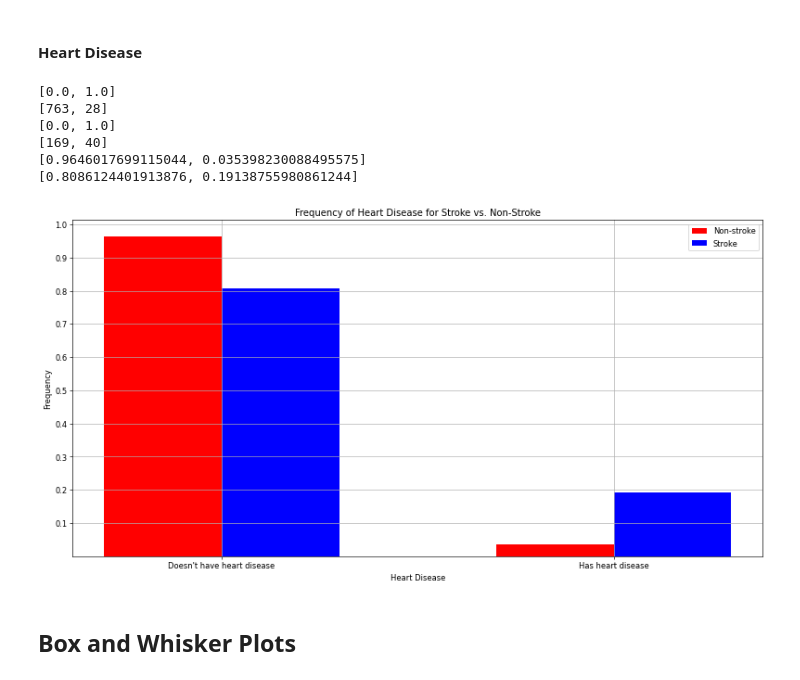
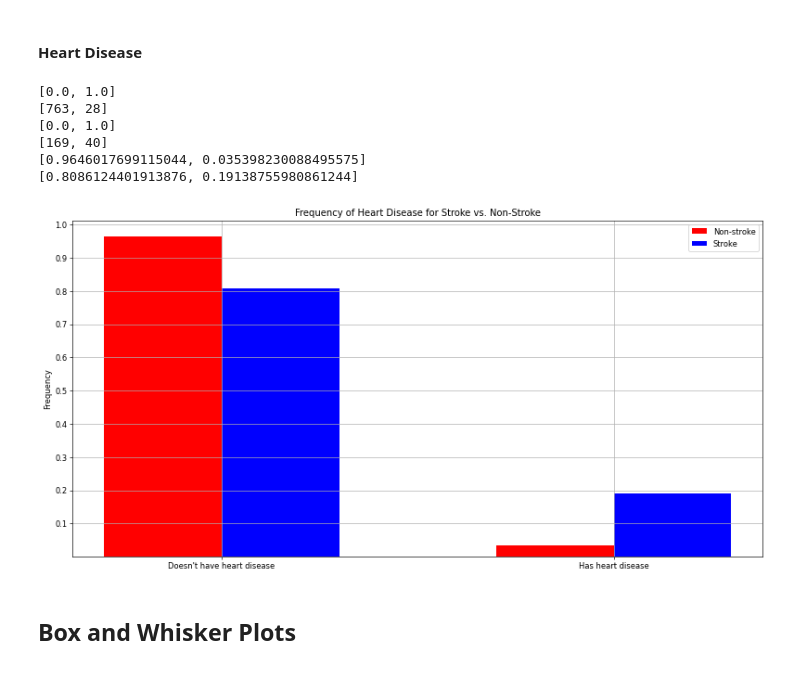
Before and after one commit to nalger2/cpsc-322-final-project, a Jupyter notebook: eda_code.ipynb, the cells around one changed output. Saved outputs shown, nothing was run; the diff lists cells and outputs as text; code cells hidden in the pictures.

```diff
--- a/eda_code.ipynb
+++ b/eda_code.ipynb
@@ -179,35 +183,35 @@ for i in range(len(heart_stroke_count)):
     value = heart_stroke_count[i]
     heart_stroke_count[i] = value / len(stroke)
 print(heart_stroke_count)
 
 heart_labels = []
 for value in heart_stroke_values:
     if value == 0.0:
         heart_labels.append("Doesn't have heart disease")
     else:
         heart_labels.append("Has heart disease")
 
 plt.figure(figsize=(16, 8), dpi=60) # start of multiple frequency plot
 ax = plt.gca()
 b1 = ax.bar([1,2], heart_non_stroke_count, 0.3, color="r")
 b2 = ax.bar([1.3,2.3], heart_stroke_count, 0.3, color="b")
 ax.set_xticks([1.15, 2.15])
 ax.set_yticks([0.1,0.2,0.3,0.4,0.5,0.6,0.7,0.8,0.9,1.0])
 ax.set_xticklabels(heart_labels)
 ax.legend((b1[0], b2[0]), ("Non-stroke", "Stroke"), loc=1)
 ax.set_title("Frequency of Heart Disease for Stroke vs. Non-Stroke")
-ax.set_xlabel("Heart Disease")
+#ax.set_xlabel("Heart Disease")
 ax.set_ylabel("Frequency")
 plt.grid(True)
 plt.show()
 # %% [output]
 [0.0, 1.0]
 [763, 28]
 [0.0, 1.0]
 [169, 40]
 [0.9646017699115044, 0.035398230088495575]
 [0.8086124401913876, 0.19138755980861244]
-[figure, old version]
+[figure, new version]
 # %% [markdown]
 ## Box and Whisker Plots
 # %% [markdown]
```
Also changed, not shown: parts of 1 cell of this notebook.
